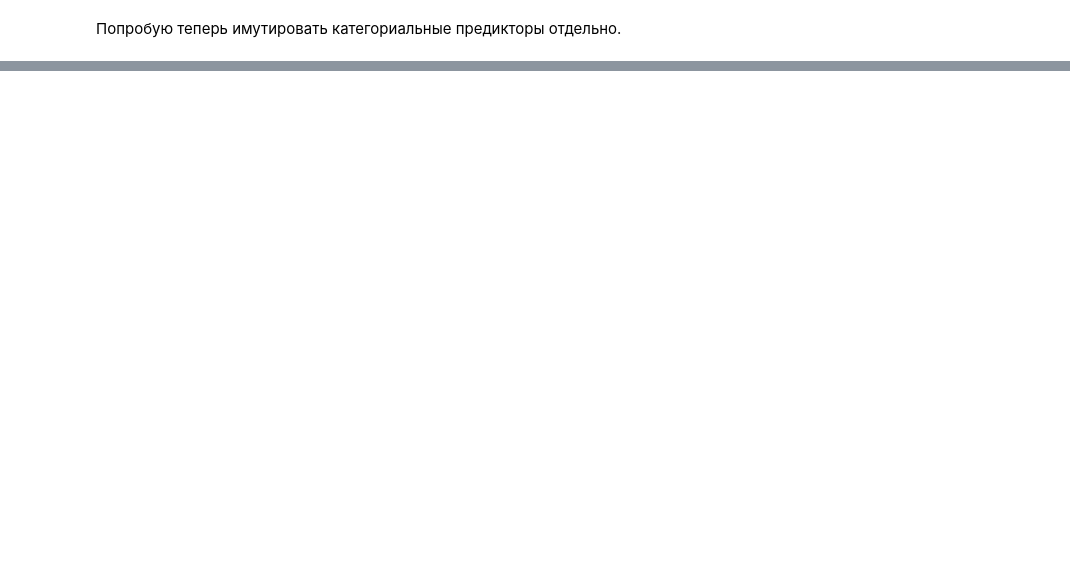
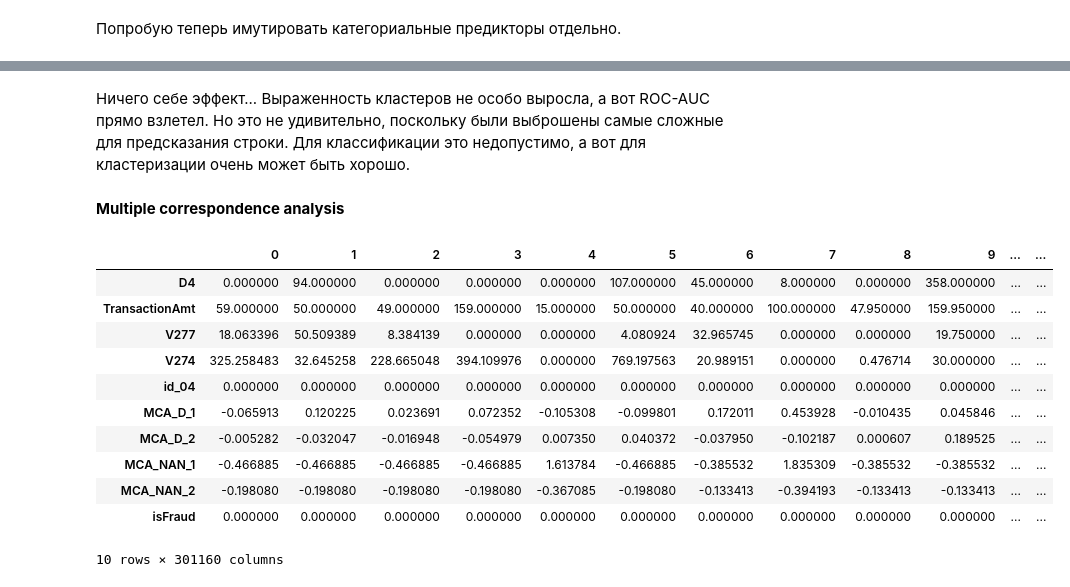
Before and after one commit to jast4ik/Hillel_ML_HW, a Jupyter notebook: Homework11/HW11-V2.ipynb, the cells around one changed output, grey strips where cells are left out. Saved outputs shown, nothing was run; the diff lists cells and outputs as text; code cells hidden in the pictures; blank space fills up the shorter version.

```diff
--- a/Homework11/HW11-V2.ipynb
+++ b/Homework11/HW11-V2.ipynb
@@ -258,0 +339,2 @@ pd.DataFrame(summary_cols_info, index=['isInt', 'isInt imp', 'unique values', 'u
+# %%
+merged_imputed_ff_df.drop(['Unnamed: 0'], axis=1, inplace=True)
@@ -258,0 +387,26 @@ pd.DataFrame(summary_cols_info, index=['isInt', 'isInt imp', 'unique values', 'u
+# %%
+sampled_df = pd.DataFrame()
+
+if isfile("./data/sampled_df.xz"):
+    with lzma.open("./data/sampled_df.xz", "rb") as m_file:
+        sampled_df = pickle.load(m_file)
+else:
+    sampled_df = merged_imputed_ff_df.drop(['isFraud'], axis=1).join(merged_nan_info_df)
+
+    smote_worker = SMOTE(random_state=42, n_jobs=-1, sampling_strategy=0.25)
+    iht_worker = InstanceHardnessThreshold(random_state=42, n_jobs=-1, sampling_strategy=1.0)
+
+    sampled_data, sampled_class = smote_worker.fit_resample(sampled_df, merged_df[['isFraud']])
+
+    sampled_data_df = pd.DataFrame(data=sampled_data, columns=sampled_df.columns.values)
+    sampled_class_df = pd.DataFrame(data=sampled_class, columns=['isFraud'])
+
+    sampled_data, sampled_class = iht_worker.fit_resample(sampled_data_df, sampled_class_df)
+
+    sampled_data_df = pd.DataFrame(data=sampled_data, columns=sampled_df.columns.values)
+    sampled_class_df = pd.DataFrame(data=sampled_class, columns=['isFraud'])
+
+    sampled_df = sampled_data_df.join(sampled_class_df)
+
+    with lzma.open("./data/sampled_df.xz", "wb") as m_file:
+        pickle.dump(sampled_df, m_file)
@@ -258,0 +423,31 @@ pd.DataFrame(summary_cols_info, index=['isInt', 'isInt imp', 'unique values', 'u
+# %% [markdown]
+Ничего себе эффект... Выраженность кластеров не особо выросла, а вот ROC-AUC прямо взлетел. Но это не удивительно, поскольку были выброшены самые сложные для предсказания строки. Для классификации это недопустимо, а вот для кластеризации очень может быть хорошо.
+# %% [markdown]
+**Multiple correspondence analysis**
+# %%
+mca_worker = MCA(n_components=2, n_iter=10, copy=True, check_input=True, engine='auto', random_state=42)
+
+mca_nan_values = mca_worker.fit_transform(sampled_df[nan_info_cols].drop(['card1_imp', 'TransactionAmt_imp', 'C13_imp'], axis=1))
+mca_discrete_values = mca_worker.fit_transform(sampled_df[mca_cols])
+# %%
+mca_discrete_values_df = pd.DataFrame(data=mca_discrete_values.values, columns=['MCA_D_1', 'MCA_D_2'])
+mca_nan_values_df = pd.DataFrame(data=mca_nan_values.values, columns=['MCA_NAN_1', 'MCA_NAN_2'])
+# %%
+mca_df = sampled_df.drop(np.concatenate((nan_info_cols, mca_cols)) , axis=1)
+mca_df = mca_df.join(mca_discrete_values_df)
+mca_df = mca_df.join(mca_nan_values_df)
+mca_df = mca_df.join(sampled_df[['isFraud']])
+mca_df.T
+# %% [output]
+|  | 0 | 1 | 2 | 3 | 4 | 5 | 6 | 7 | 8 | 9 | ... | ... |
+| D4 | 0.000000 | 94.000000 | 0.000000 | 0.000000 | 0.000000 | 107.000000 | 45.000000 | 8.000000 | 0.000000 | 358.000000 | ... | ... |
+| TransactionAmt | 59.000000 | 50.000000 | 49.000000 | 159.000000 | 15.000000 | 50.000000 | 40.000000 | 100.000000 | 47.950000 | 159.950000 | ... | ... |
+| V277 | 18.063396 | 50.509389 | 8.384139 | 0.000000 | 0.000000 | 4.080924 | 32.965745 | 0.000000 | 0.000000 | 19.750000 | ... | ... |
+| V274 | 325.258483 | 32.645258 | 228.665048 | 394.109976 | 0.000000 | 769.197563 | 20.989151 | 0.000000 | 0.476714 | 30.000000 | ... | ... |
+| id_04 | 0.000000 | 0.000000 | 0.000000 | 0.000000 | 0.000000 | 0.000000 | 0.000000 | 0.000000 | 0.000000 | 0.000000 | ... | ... |
+| MCA_D_1 | -0.065913 | 0.120225 | 0.023691 | 0.072352 | -0.105308 | -0.099801 | 0.172011 | 0.453928 | -0.010435 | 0.045846 | ... | ... |
+| MCA_D_2 | -0.005282 | -0.032047 | -0.016948 | -0.054979 | 0.007350 | 0.040372 | -0.037950 | -0.102187 | 0.000607 | 0.189525 | ... | ... |
+| MCA_NAN_1 | -0.466885 | -0.466885 | -0.466885 | -0.466885 | 1.613784 | -0.466885 | -0.385532 | 1.835309 | -0.385532 | -0.385532 | ... | ... |
+| MCA_NAN_2 | -0.198080 | -0.198080 | -0.198080 | -0.198080 | -0.367085 | -0.198080 | -0.133413 | -0.394193 | -0.133413 | -0.133413 | ... | ... |
+| isFraud | 0.000000 | 0.000000 | 0.000000 | 0.000000 | 0.000000 | 0.000000 | 0.000000 | 0.000000 | 0.000000 | 0.000000 | ... | ... |
+10 rows × 301160 columns
```
Also changed, not shown: parts of 56 cells of this notebook, 31 other files.
